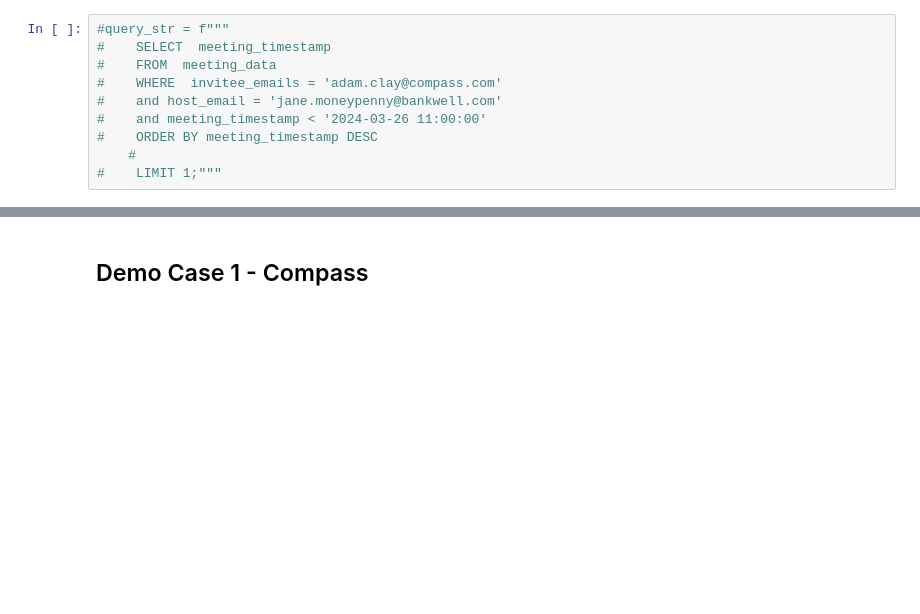
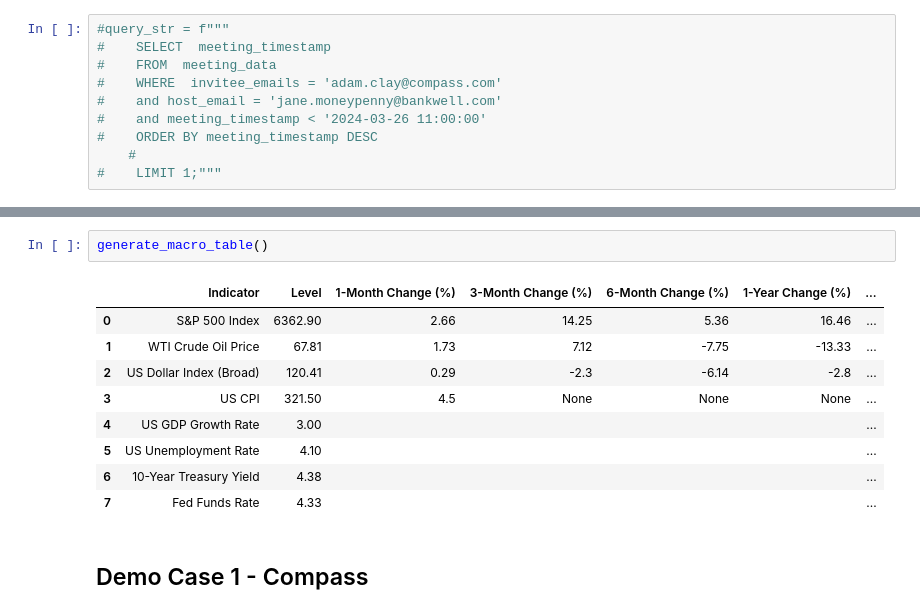
Before and after one commit to ConvoAI-Capstone-SpSu2025/currensee, a Jupyter notebook: notebooks/2.0-agent_development/1.0-demo_notebooks/xf_dynamic_demo_nb.ipynb, the cells around one changed output, grey strips where cells are left out. Saved outputs shown, nothing was run; the diff lists cells and outputs as text; blank space fills up the shorter version.

```diff
--- a/notebooks/2.0-agent_development/1.0-demo_notebooks/xf_dynamic_demo_nb.ipynb
+++ b/notebooks/2.0-agent_development/1.0-demo_notebooks/xf_dynamic_demo_nb.ipynb
@@ -95,3 +284,15 @@ print(today_date)
+# %%
+generate_macro_table()
+# %% [output]
+|  | Indicator | Level | 1-Month Change (%) | 3-Month Change (%) | 6-Month Change (%) | 1-Year Change (%) | ... |
+| 0 | S&P 500 Index | 6362.90 | 2.66 | 14.25 | 5.36 | 16.46 | ... |
+| 1 | WTI Crude Oil Price | 67.81 | 1.73 | 7.12 | -7.75 | -13.33 | ... |
+| 2 | US Dollar Index (Broad) | 120.41 | 0.29 | -2.3 | -6.14 | -2.8 | ... |
+| 3 | US CPI | 321.50 | 4.5 | None | None | None | ... |
+| 4 | US GDP Growth Rate | 3.00 |  |  |  |  | ... |
+| 5 | US Unemployment Rate | 4.10 |  |  |  |  | ... |
+| 6 | 10-Year Treasury Yield | 4.38 |  |  |  |  | ... |
+| 7 | Fed Funds Rate | 4.33 |  |  |  |  | ... |
 # %% [markdown]
 ## Demo Case 1 - Compass
 # %%
```
Also changed, not shown: parts of 10 cells of this notebook, 1 other file.
